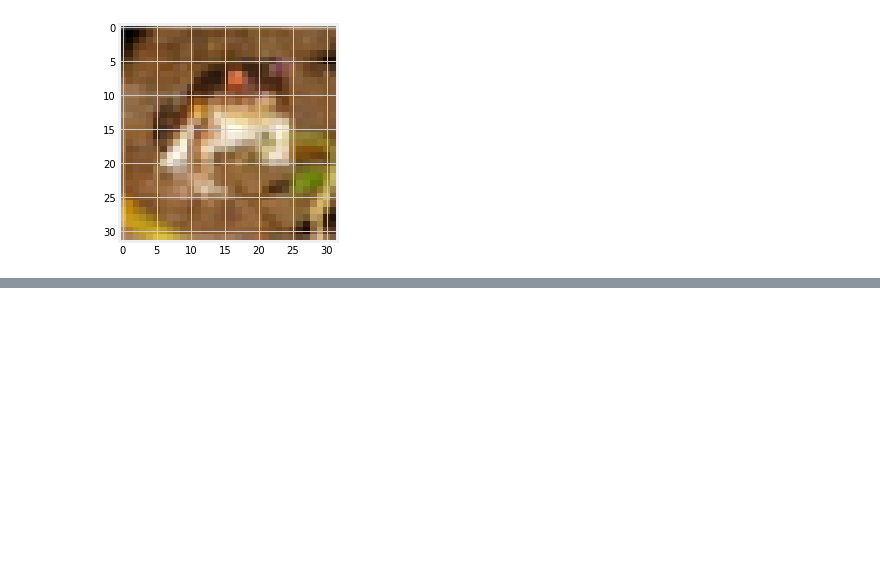
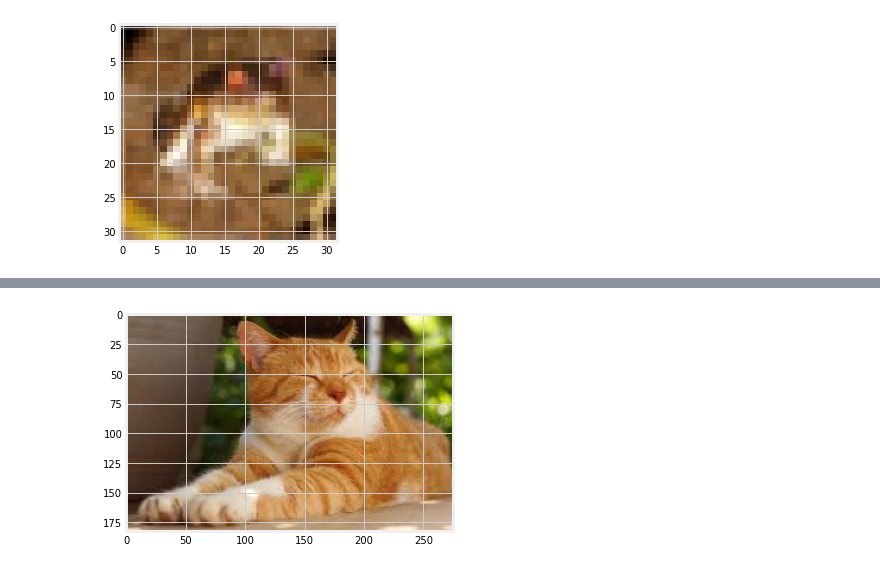
Before and after one commit to levvynoks/amplifyapp, a Jupyter notebook: Calassifier_1.ipynb, the cells around one changed output, grey strips where cells are left out. Cells and saved outputs as stored; diff of their text form; code cells hidden in the pictures; blank space fills up the shorter version.

```diff
--- a/Calassifier_1.ipynb
+++ b/Calassifier_1.ipynb
@@ -71,0 +232,6 @@ img = plt.imshow(x_train[index])
+# %%
+#Show the uploaded file
+new_image = plt.imread('cat.jpg')
+img = plt.imshow(new_image)
+# %% [output]
+[figure, added]
```
Also changed, not shown: parts of 19 cells of this notebook.
